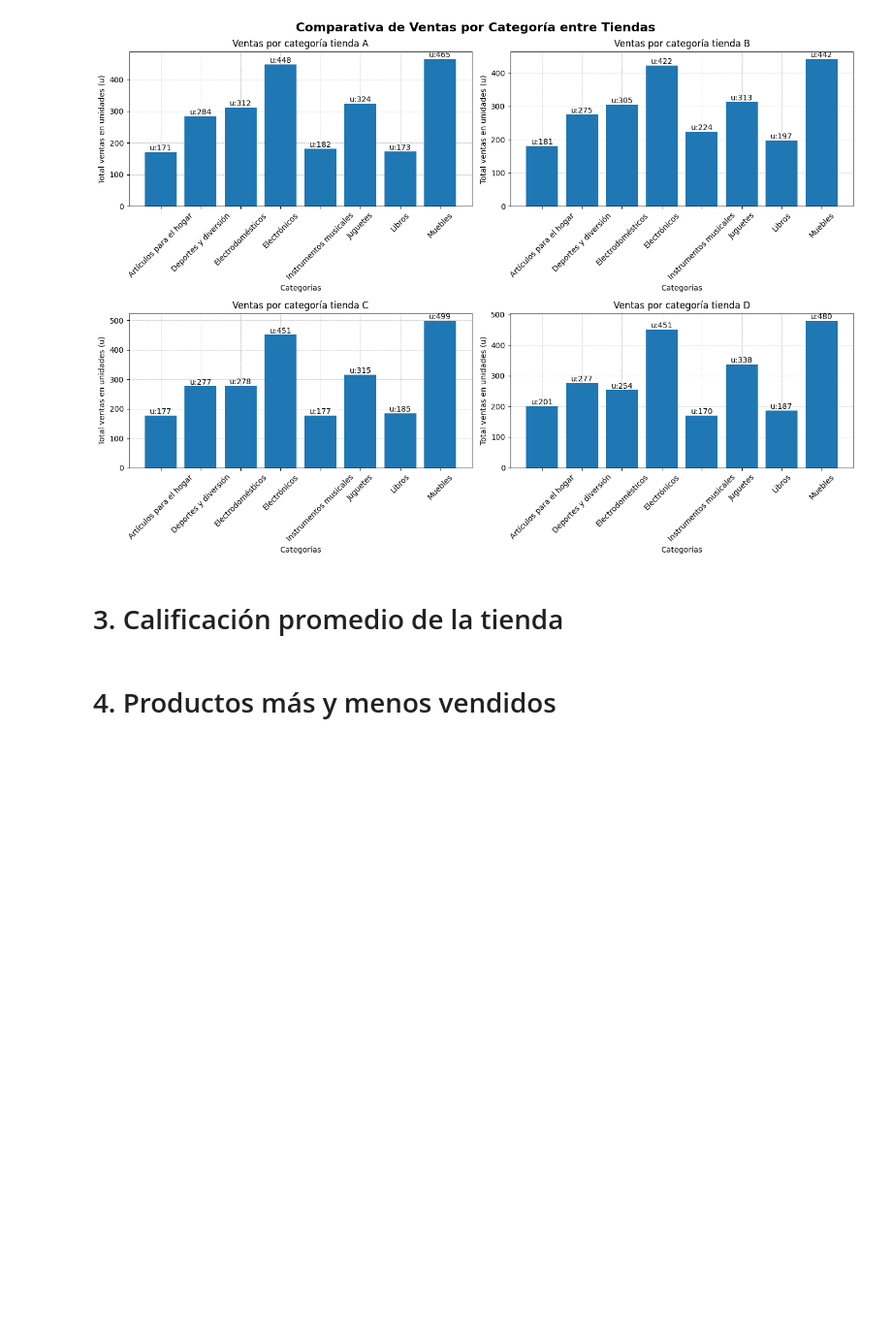
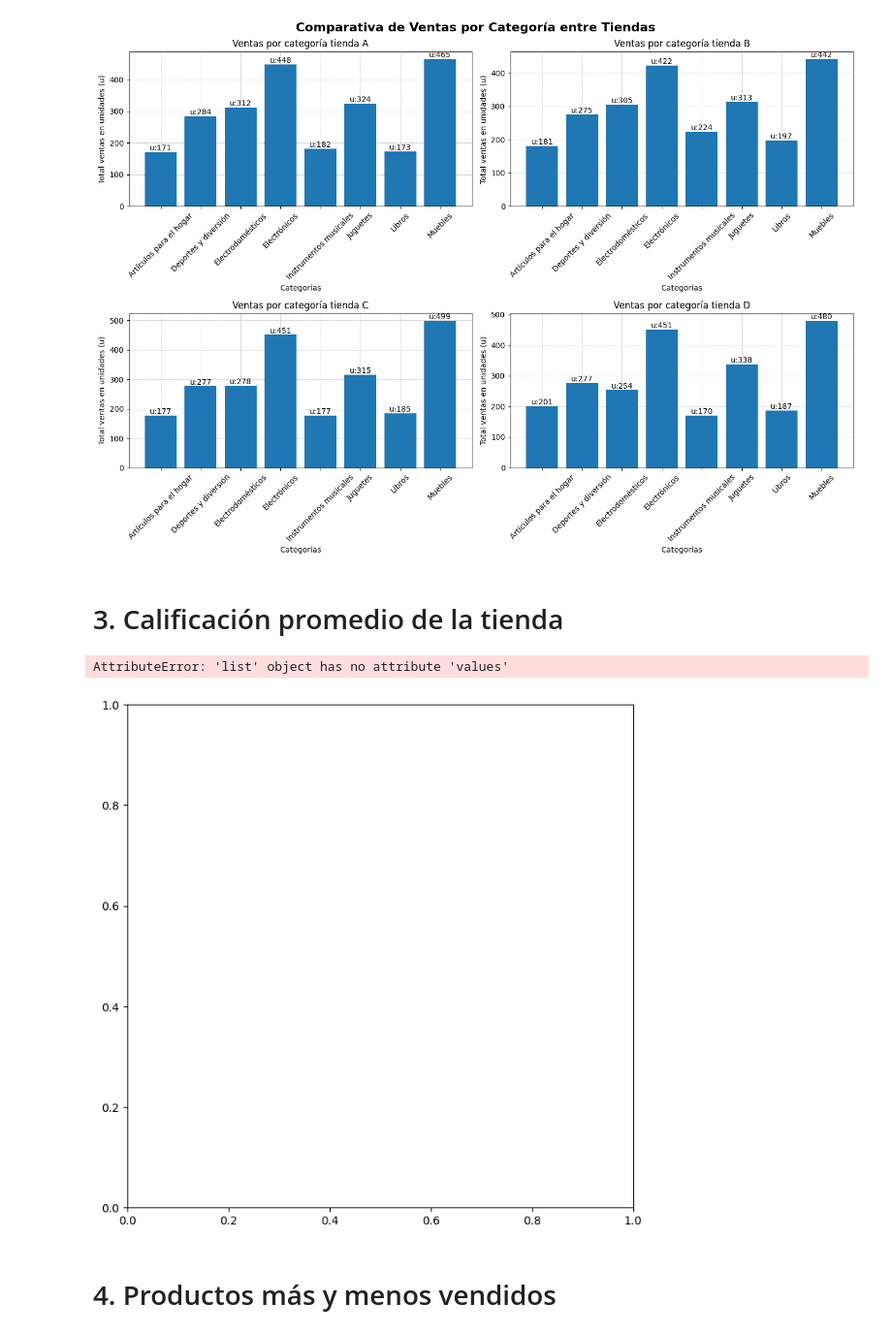
Before and after one commit to Ramardu/alura_store, a Jupyter notebook: AluraStoreLatam.ipynb, the cells around one changed output. Shown at 97% size. Cells and saved outputs as stored; diff of their text form; code cells hidden in the pictures; blank space fills up the shorter version.

```diff
--- a/AluraStoreLatam.ipynb
+++ b/AluraStoreLatam.ipynb
@@ -119,6 +119,43 @@ plt.show()
 [figure]
 # %% [markdown]
 # 3. Calificación promedio de la tienda
+# %%
+# Agrupar calificaciones
+cal_tienda = tienda.groupby('Tienda')['Calificación'].agg(['sum', 'count'])
+cal_tienda2 = tienda2.groupby('Tienda')['Calificación'].agg(['sum', 'count'])
+cal_tienda3 = tienda3.groupby('Tienda')['Calificación'].agg(['sum', 'count'])
+cal_tienda4 = tienda4.groupby('Tienda')['Calificación'].agg(['sum', 'count'])
+
+# Lista de DataFrames
+cal_tiendas = [cal_tienda, cal_tienda2, cal_tienda3, cal_tienda4]
+
+# Almacenar nombres y promedios
+nombres_tiendas = []
+promedios = []
+
+# Recorrer cada DataFrame
+for tabla in cal_tiendas:
+    for tienda in tabla.index:
+        promedio = round(tabla.loc[tienda, 'sum'] / tabla.loc[tienda, 'count'], 2)
+        nombres_tiendas.append(tienda)
+        promedios.append(promedio)
+
+# Crear la figura y los ejes
+fig, ax = plt.subplots(figsize=(8,5))
+
+# Gráfica de barras horizontal
+ax.barh(nombres_tiendas, promedios, color='skyblue', edgecolor='black')
+
+# Etiquetas y título
+ax.set_xlabel('Calificación Promedio')
+ax.set_title('Calificación promedio por Tienda')
+
+# Mostrar gráfico
+plt.tight_layout()
+plt.show()
+# %% [output]
+AttributeError: 'list' object has no attribute 'values'
+[figure, added]
 # %% [markdown]
 # 4. Productos más y menos vendidos
 # %% [markdown]
```
